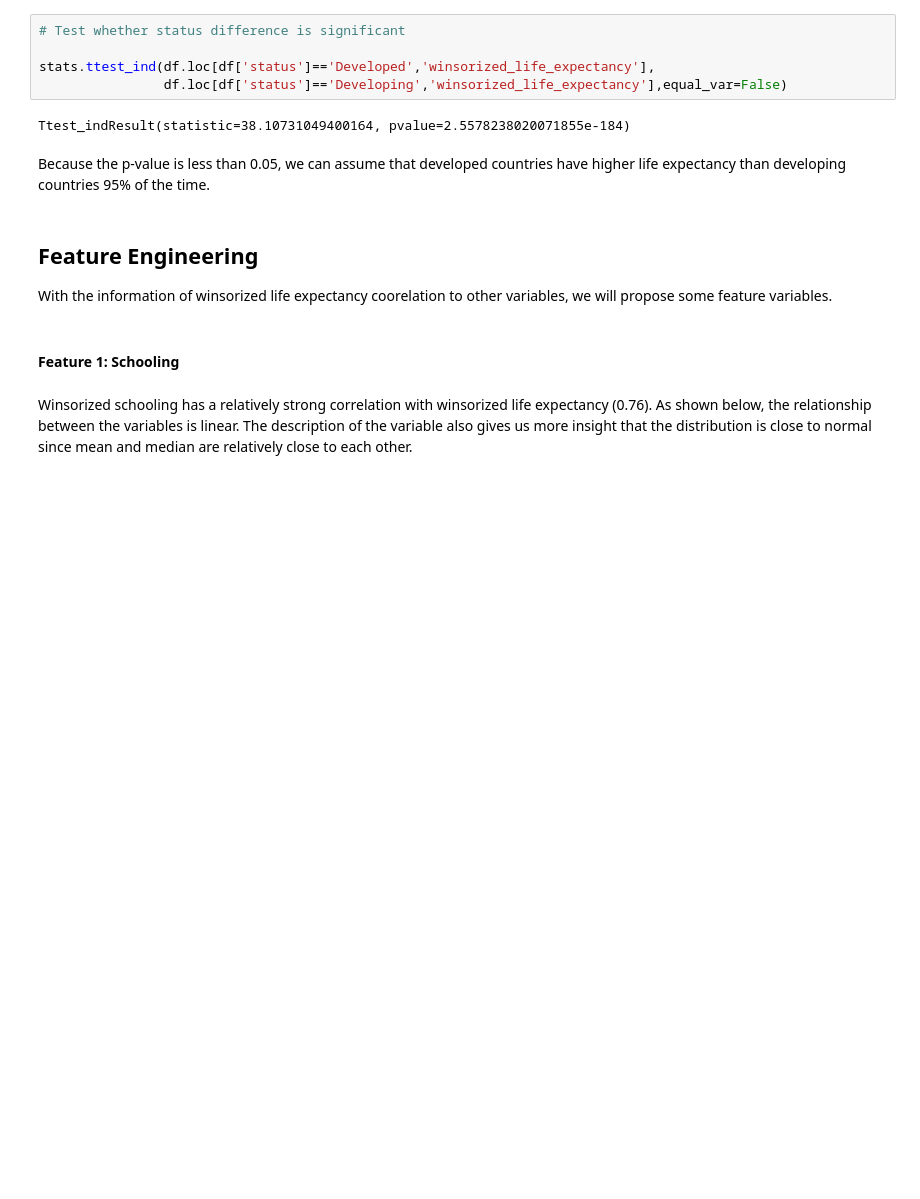
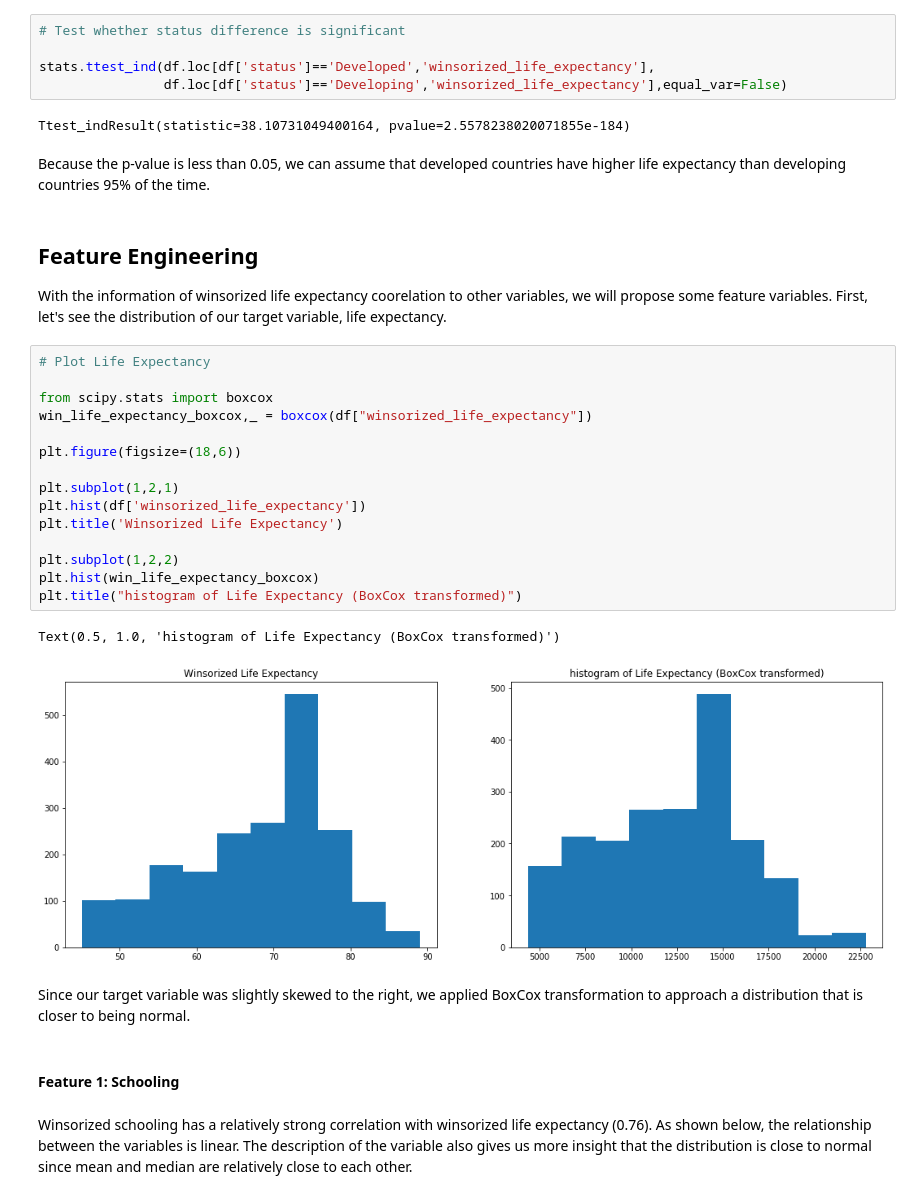
Before and after one commit to tsaw8/Thinkful_Project, a Jupyter notebook: Model Preparation/Challenge Factors that affect life expectancy.ipynb, the cells around one changed output. Cells and saved outputs as stored; diff of their text form; blank space fills up the shorter version.

Commit message:
Added histograms to features section

```diff
--- a/Model Preparation/Challenge Factors that affect life expectancy.ipynb
+++ b/Model Preparation/Challenge Factors that affect life expectancy.ipynb
@@ -715,7 +715,27 @@ Because the p-value is less than 0.05, we can assume that developed countries ha
 # %% [markdown]
 ## Feature Engineering
 
-With the information of winsorized life expectancy coorelation to other variables, we will propose some feature variables.
+With the information of winsorized life expectancy coorelation to other variables, we will propose some feature variables. First, let's see the distribution of our target variable, life expectancy.
+# %%
+# Plot Life Expectancy
+
+from scipy.stats import boxcox
+win_life_expectancy_boxcox,_ = boxcox(df["winsorized_life_expectancy"])
+
+plt.figure(figsize=(18,6))
+
+plt.subplot(1,2,1)
+plt.hist(df['winsorized_life_expectancy'])
+plt.title('Winsorized Life Expectancy')
+
+plt.subplot(1,2,2)
+plt.hist(win_life_expectancy_boxcox)
+plt.title("histogram of Life Expectancy (BoxCox transformed)")
+# %% [output]
+Text(0.5, 1.0, 'histogram of Life Expectancy (BoxCox transformed)')
+[figure, added]
+# %% [markdown]
+Since our target variable was slightly skewed to the right, we applied BoxCox transformation to approach a distribution that is closer to being normal.
 # %% [markdown]
 #### Feature 1: Schooling
 # %% [markdown]
```
Also changed, not shown: parts of 19 cells of this notebook.
